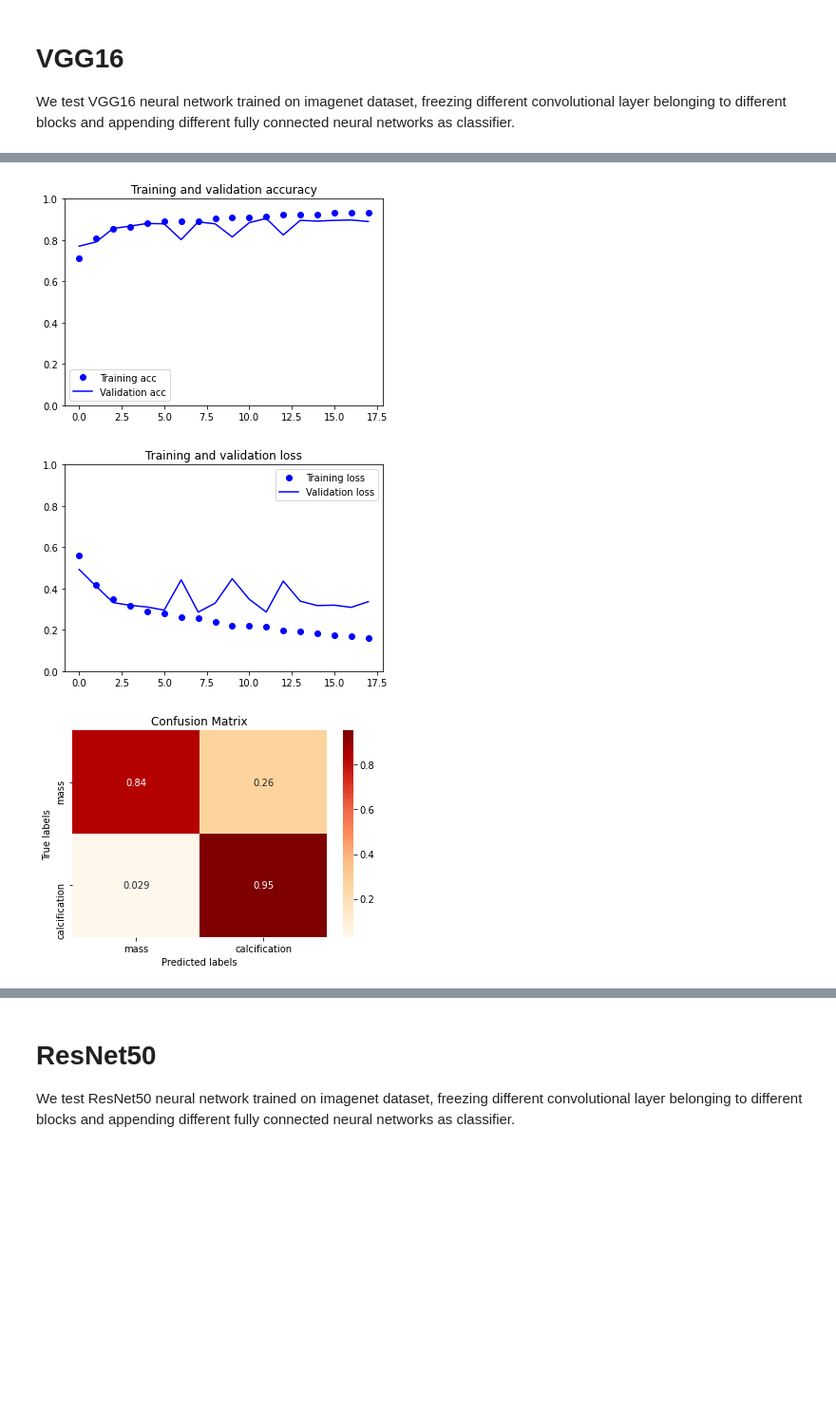
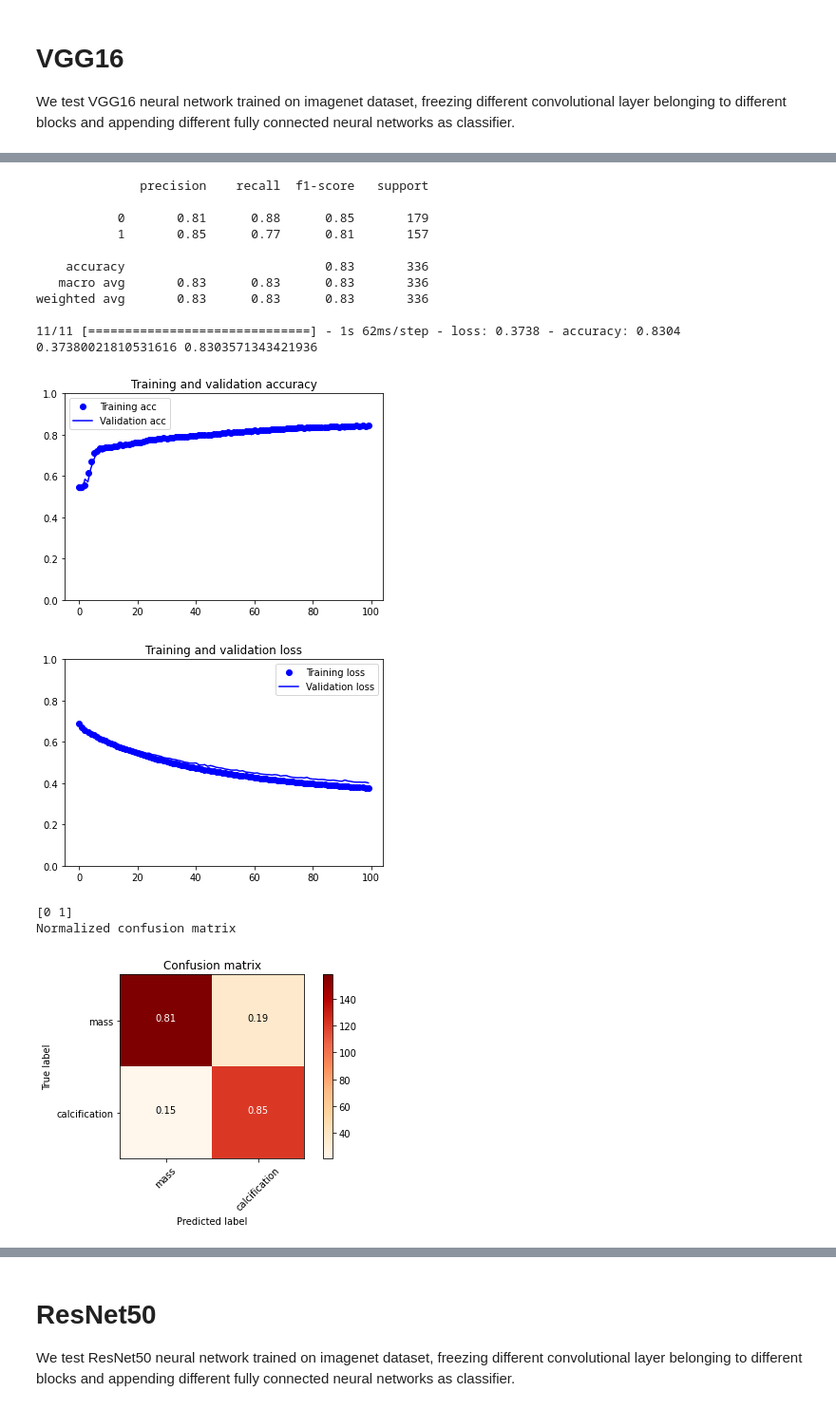
Before and after one commit to MarcoParola/medical_images_classification, a Jupyter notebook: Pretrained_CNN_3_1.ipynb, the cells around one changed output, grey strips where cells are left out. Shown: that part at 95% size. Cells and saved outputs as stored; diff of their text form; code cells hidden in the pictures; blank space fills up the shorter version.

```diff
--- a/Pretrained_CNN_3_1.ipynb
+++ b/Pretrained_CNN_3_1.ipynb
@@ -139,6 +141,13 @@ augmentedData = augmentedData.reshape(len(augmentedData), 150, 150, 1)
 print(augmentedData.shape, augmentedLabels.shape)
 # %% [output]
 (10704, 150, 150, 1) (10704, 2)
+# %%
+# trick to use the pretrained network on gray scale immages
+trainingSet = np.repeat(trainingSet,3, axis = 3)
+testSet = np.repeat(testSet,3, axis = 3)
+
+augmentedData = np.repeat(augmentedData,3, axis = 3)
+augmentedLabelsCategorical = to_categorical(augmentedLabels)
 # %% [markdown]
 # **VGG16**
 We test VGG16 neural network trained on imagenet dataset, freezing different convolutional layer belonging to different blocks and appending different fully connected neural networks as classifier.
@@ -145,6 +241,7 @@ We test VGG16 neural network trained on imagenet dataset, freezing different con
 # %%
 from tensorflow.keras.applications import VGG16
 
+tf.random.set_seed(7)
 #import pretrained model
 conv_base = VGG16(weights='imagenet',
                   include_top=False,
@@ -152,42 +249,34 @@ conv_base = VGG16(weights='imagenet',
 
 conv_base.summary()
 
+# Freeze layers
+conv_base.trainable = False
+
+
 
 # add fully connected layers as classifier
-model = models.Sequential()
-model.add(conv_base)
-model.add(layers.Flatten())
-model.add(layers.Dense(256, activation='relu'))
-model.add(layers.Dense(256, activation='relu'))
-model.add(layers.Dense(2, activation='sigmoid'))
+model1 = models.Sequential()
+model1.add(conv_base)
+model1.add(layers.Flatten())
+model1.add(layers.Dense(256, activation='relu'))
+model1.add(layers.Dense(256, activation='relu'))
+model1.add(layers.Dense(2, activation='sigmoid'))
 
-# Freeze layers
-conv_base.trainable = True
-set_trainable = False
 
-for layer in conv_base.layers:
-    if layer.name == 'block5_conv1':
-        set_trainable = True
-    if set_trainable:
-        layer.trainable = True
-    else:
-        layer.trainable = False
 
-# trick to use the pretrained network on gray scale immages
-trainingSet = np.repeat(trainingSet,3, axis = 3)
-testSet = np.repeat(testSet,3, axis = 3)
-
-model.compile(loss='binary_crossentropy',
-              optimizer=optimizers.RMSprop(lr=2e-5),
+#lr=2e-5
+model1.compile(loss='binary_crossentropy',
+              optimizer=optimizers.RMSprop(lr=2e-6),
               metrics=['accuracy'])
 
-earlyStopCallback = tf.keras.callbacks.EarlyStopping(monitor='val_loss', mode='min', verbose=1, patience=10)
+earlyStopCallback = tf.keras.callbacks.EarlyStopping(monitor='val_loss', mode='min', verbose=1, patience=10, restore_best_weights = True)
 
-history = model.fit(trainingSet, trainingLabelsCategorical, epochs=100, callbacks=[earlyStopCallback], batch_size=32, validation_split=0.2)
+history = model1.fit(augmentedData, augmentedLabels, epochs=100, callbacks=[earlyStopCallback], batch_size=32, validation_split=0.2)
 
-
-test_loss, test_acc = model.evaluate(testSet, testLabelsCategorical)
+pred = model1.predict_classes(testSet)
+print(metrics.classification_report(testLabels, pred))
+test_loss, test_acc = model1.evaluate(testSet, testLabelsCategorical)
 print(test_loss, test_acc)
 plot_accurancy_loss(history)
-plot_confusionMatrix(model, testSet, testLabels)
+plot_confusionMatrix(model1, testSet, testLabels, ['mass', 'calcification'])
 # %% [output]
@@ -211,3 +300,16 @@ Epoch 00018: early stopping
+              precision    recall  f1-score   support
+
+           0       0.81      0.88      0.85       179
+           1       0.85      0.77      0.81       157
+
+    accuracy                           0.83       336
+   macro avg       0.83      0.83      0.83       336
+weighted avg       0.83      0.83      0.83       336
+
+11/11 [==============================] - 1s 62ms/step - loss: 0.3738 - accuracy: 0.8304
+0.37380021810531616 0.8303571343421936
-[figure, old version]
+[figure, new version]
-[figure, old version]
+[figure, new version]
+[0 1]
+Normalized confusion matrix
-[figure, old version]
+[figure, new version]
```
Also changed, not shown: parts of 24 cells of this notebook.
